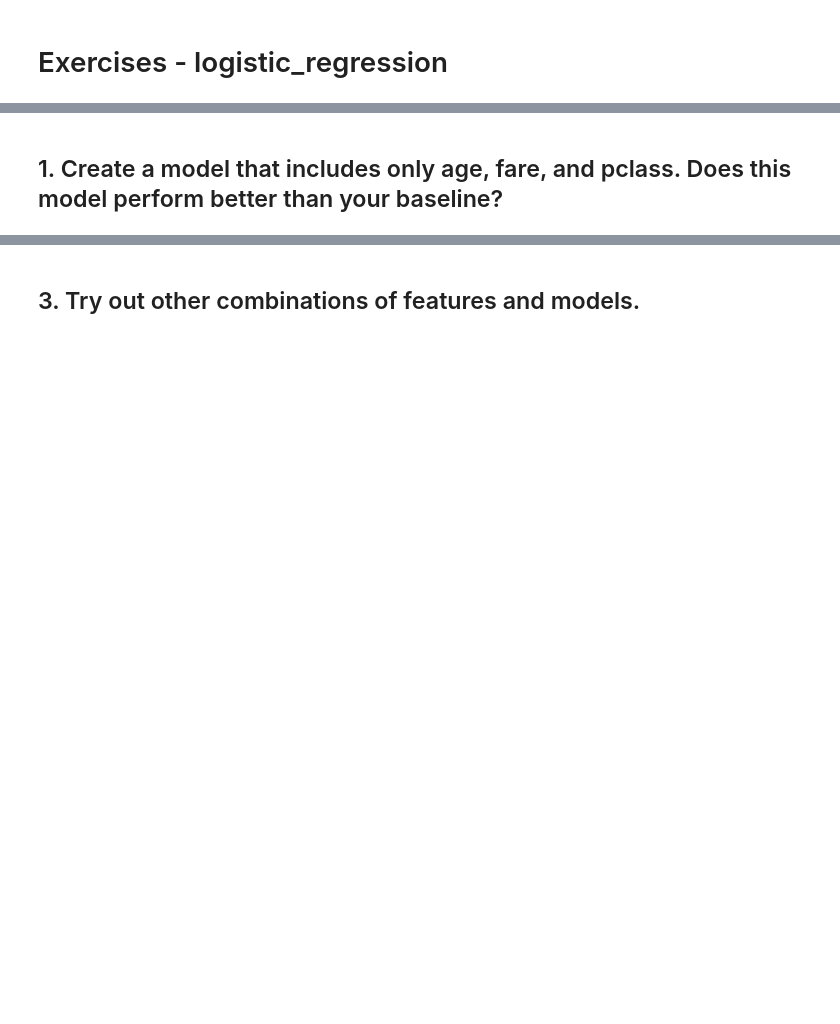
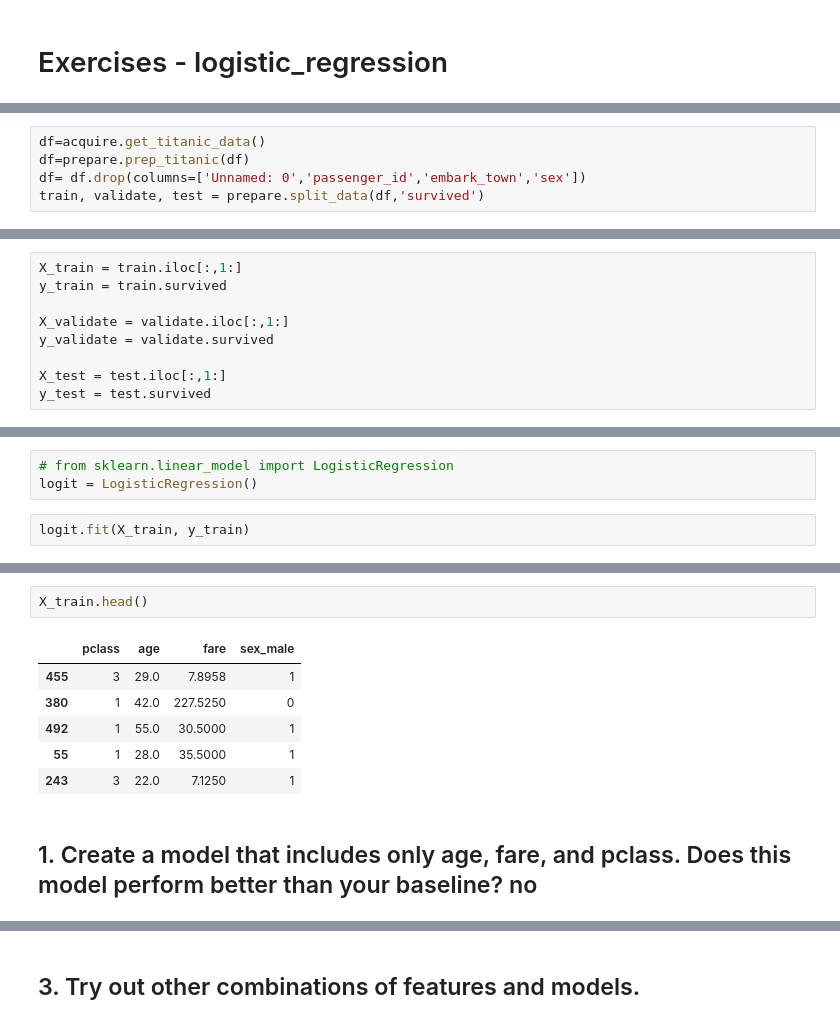
Before and after one commit to scottbarnett97/classification-exercises, a Jupyter notebook: logistic_regression.ipynb, the cells around one changed output, grey strips where cells are left out. Cells and saved outputs as stored; diff of their text form; blank space fills up the shorter version.

```diff
--- a/logistic_regression.ipynb
+++ b/logistic_regression.ipynb
@@ -2,0 +35,5 @@
+# %%
+df=acquire.get_titanic_data()
+df=prepare.prep_titanic(df)
+df= df.drop(columns=['Unnamed: 0','passenger_id','embark_town','sex'])
+train, validate, test = prepare.split_data(df,'survived')
@@ -2,0 +44,9 @@
+# %%
+X_train = train.iloc[:,1:]
+y_train = train.survived
+
+X_validate = validate.iloc[:,1:]
+y_validate = validate.survived
+
+X_test = test.iloc[:,1:]
+y_test = test.survived
@@ -2,0 +62,5 @@
+# %%
+# from sklearn.linear_model import LogisticRegression
+logit = LogisticRegression()
+# %%
+logit.fit(X_train, y_train)
@@ -3,2 +104,11 @@
+# %%
+X_train.head()
+# %% [output]
+|  | pclass | age | fare | sex_male |
+| 455 | 3 | 29.0 | 7.8958 | 1 |
+| 380 | 1 | 42.0 | 227.5250 | 0 |
+| 492 | 1 | 55.0 | 30.5000 | 1 |
+| 55 | 1 | 28.0 | 35.5000 | 1 |
+| 243 | 3 | 22.0 | 7.1250 | 1 |
 # %% [markdown]
-## 1. Create a model that includes only age, fare, and pclass. Does this model perform better than your baseline?
+## 1. Create a model that includes only age, fare, and pclass. Does this model perform better than your baseline? no
```
Also changed, not shown: parts of 55 cells of this notebook, 2 other files.
